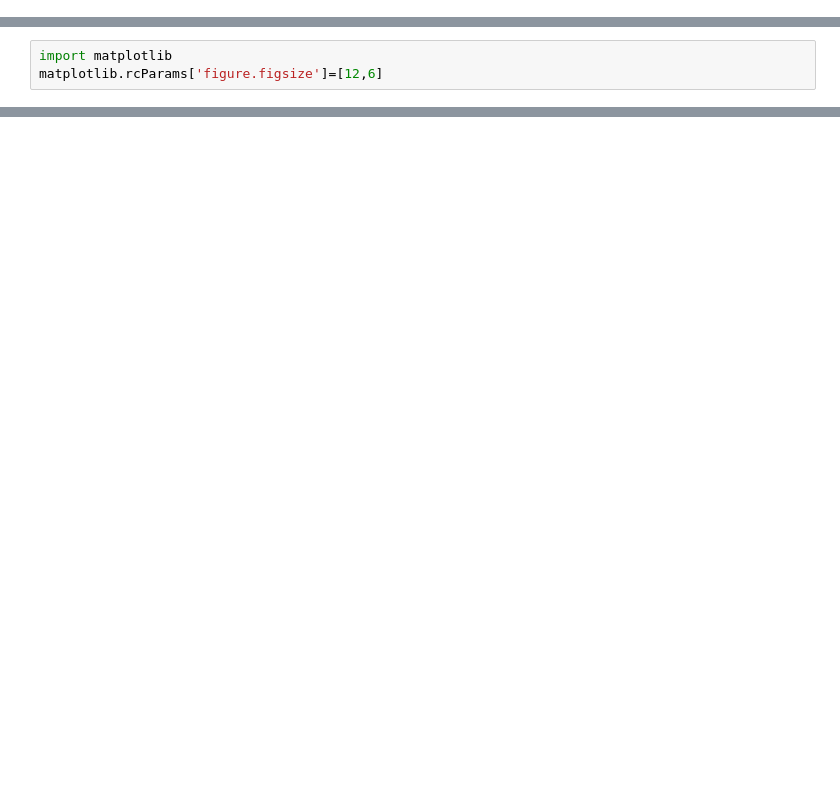
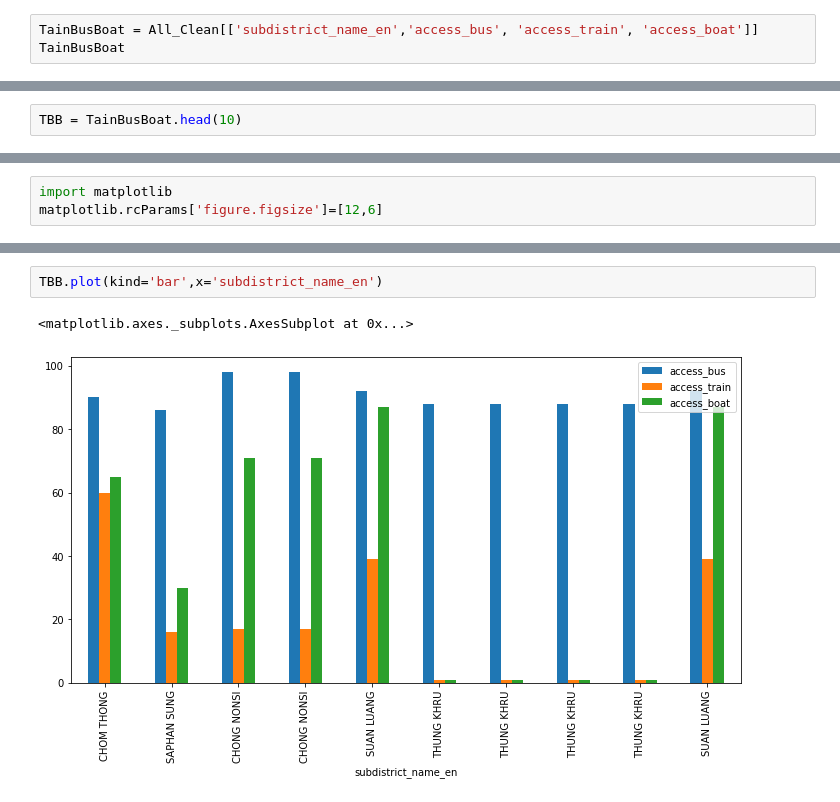
Before and after one commit to bunnybbear/BasicProg_DataViz65, a Jupyter notebook: Project.ipynb, the cells around one changed output, grey strips where cells are left out. Cells and saved outputs as stored; diff of their text form; blank space fills up the shorter version.

```diff
--- a/Project.ipynb
+++ b/Project.ipynb
@@ -903,0 +906,3 @@ LV
+# %%
+TainBusBoat = All_Clean[['subdistrict_name_en','access_bus', 'access_train', 'access_boat']]
+TainBusBoat
@@ -903,0 +923,2 @@ LV
+# %%
+TBB = TainBusBoat.head(10)
@@ -906,0 +940,5 @@ matplotlib.rcParams['figure.figsize']=[12,6]
+# %%
+TBB.plot(kind='bar',x='subdistrict_name_en')
+# %% [output]
+<matplotlib.axes._subplots.AxesSubplot at 0x...>
+[figure, added]
```
Also changed, not shown: parts of 11 cells of this notebook.
